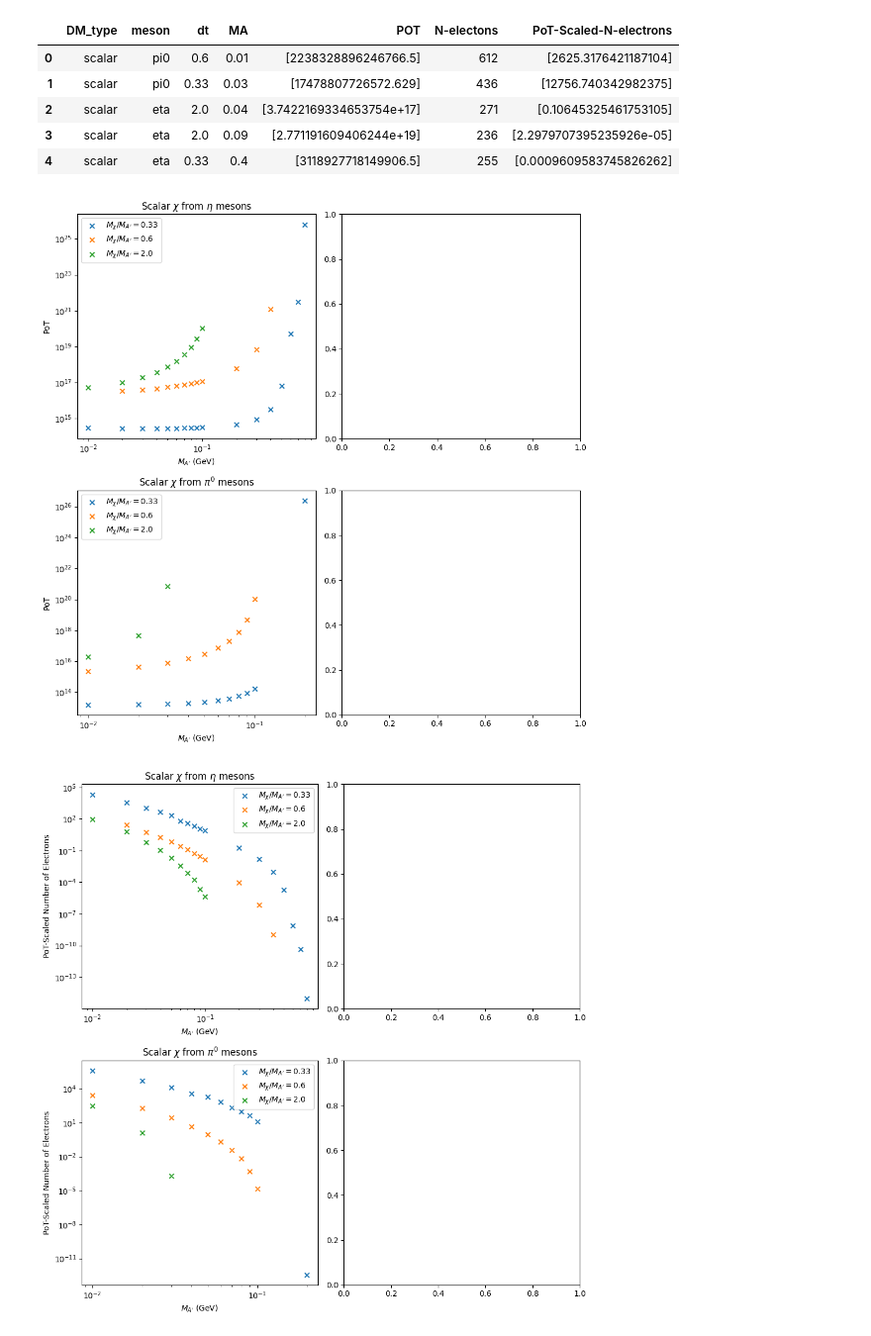
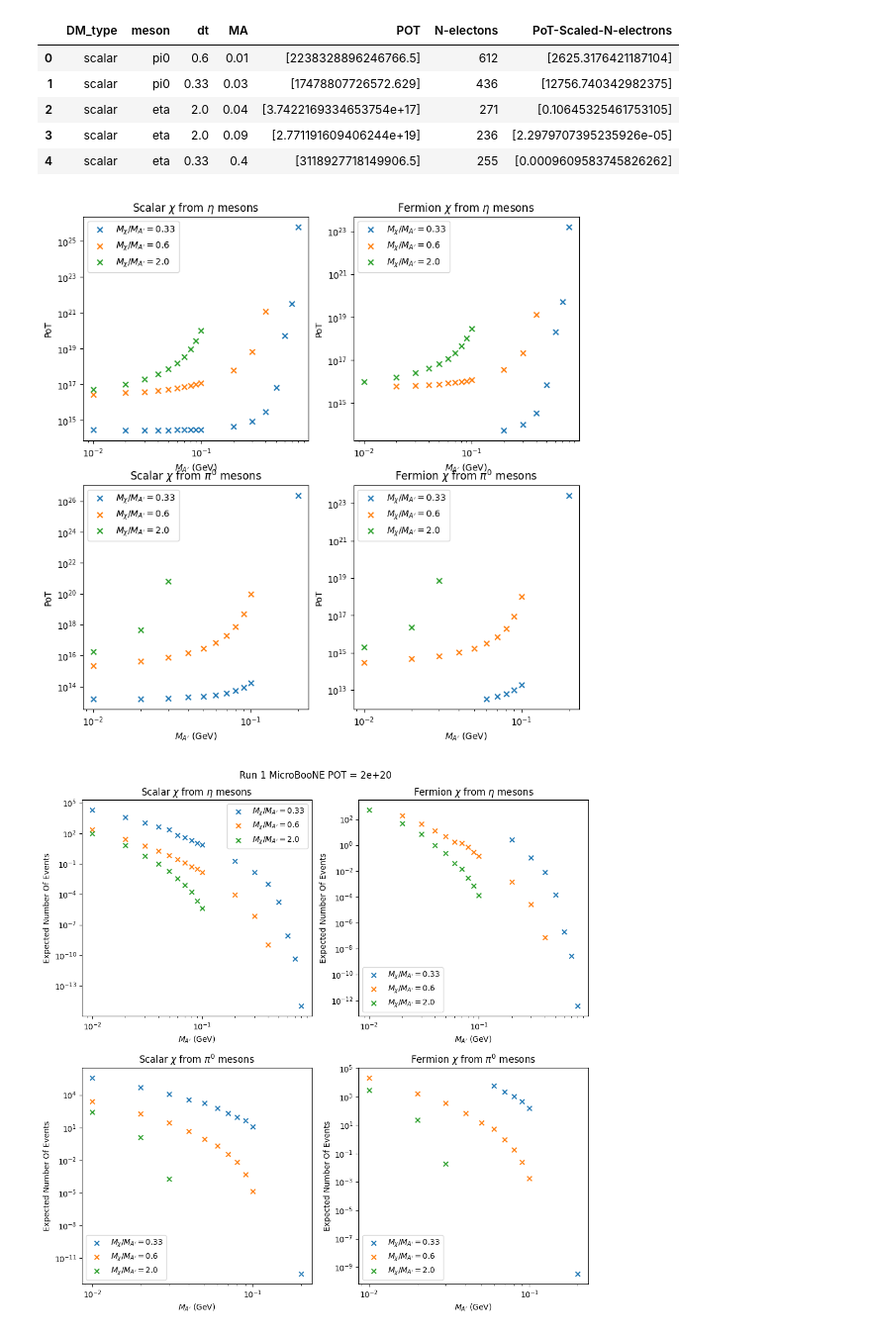
Before and after one commit to amh-137/DarkElectronScatter, a Jupyter notebook: notebooks/kinematics.ipynb, the cells around one changed output. Shown: that part at 99% size. Drawn from its saved outputs; the diff is of its cells as text; code cells hidden in the pictures.

```diff
--- a/notebooks/kinematics.ipynb
+++ b/notebooks/kinematics.ipynb
@@ -89,7 +89,7 @@ print(fname_list)
 ##  POT Scalled
 $$ \text{POT} = \frac{\text{POT}_\text{g4numi}\times\text{Num. of trials}}{\text{N}_m\times \text{BR}(m \rightarrow \gamma \chi \bar\chi) \times \text{max}(\omega_{int})} $$
 # %%
-POT_run1_microboone = 1e21 # From online i found run 1 to be 2e20 and 1.9e20 and 2.2e20
+POT_run1_microboone = 2e20 # From online i found run 1 to be 2e20 and 1.9e20 and 2.2e20
 import sys
 sys.path.append("../")
 from src.PoT_scalling import pot_scale
@@ -142,7 +157,7 @@ ax4 = fig4.subplots(2,2)
 
 i = 0
 j = 0
-for dm_type in ["scalar"]:#data_types:
+for dm_type in data_types:
     for meson in ["eta", "pi0"]:
         fig = plt.figure()
         ax = fig.add_subplot(111)
@@ -169,35 +184,35 @@ for dm_type in ["scalar"]:#data_types:
             ax4[i,j].scatter(df_local["MA"].astype(float), df_local["PoT-Scaled-N-electrons"].astype(float), label=r"$M_\chi / M_{A'}=$"+f"{dt}", marker="x")
             ax4[i,j].loglog()
             ax4[i,j].legend()
-            ax4[i,j].set(title=f"{dm_type.capitalize()} "+r"$\chi$ from "+rf"{m_string} mesons", xlabel=r"$M_{A'}$ (GeV)", ylabel="PoT-Scaled Number of Electrons")
+            ax4[i,j].set(title=f"{dm_type.capitalize()} "+r"$\chi$ from "+rf"{m_string} mesons", xlabel=r"$M_{A'}$ (GeV)", ylabel="Expected Number Of Events")
 
 
         i += 1
 
 
         ax.legend()
         if meson == "pi0":
             m_string = r"$\pi^0$"
         else:
             m_string = r"$\eta$"
         ax.set(title=r"PoT vs $M_{A'}$ for " + f"{dm_type} " + r"$\chi$ from " + rf"{m_string} mesons",
                 xlabel=r"$M_A'$ (GeV)", ylabel="PoT")
         ax.loglog()
         fig.savefig(f"../plots/PoT/pot_vs_ma_{dm_type}_{meson}.png")
 
         ax3.legend()
         ax3.loglog()
         ax3.set(title=r"PoT-Scaled Number of Electrons vs $M_{A'}$ for " + f"{dm_type} " + r"$\chi$ from " + rf"{m_string} mesons",
                 xlabel=r"$M_A'$ (GeV)", ylabel="PoT-Scaled Number of Electrons")
         fig3.savefig(f"../plots/PoT/n_e_pot_scaled_vs_ma_{dm_type}_{meson}.png")
 
     i=0
     j+=1
 
-fig2.tight_layout()
+fig4.suptitle(f"Run 1 MicroBooNE POT = {POT_run1_microboone}")
 fig2.savefig(f"../plots/PoT/pot_vs_ma_all.png")
 fig4.tight_layout()
 fig4.savefig(f"../plots/PoT/n_e_pot_scaled_vs_ma_all.png")
 # %% [output]
-[figure, old version]
+[figure, new version]
-[figure, old version]
+[figure, new version]
```
Also changed, not shown: parts of 4 cells of this notebook.
